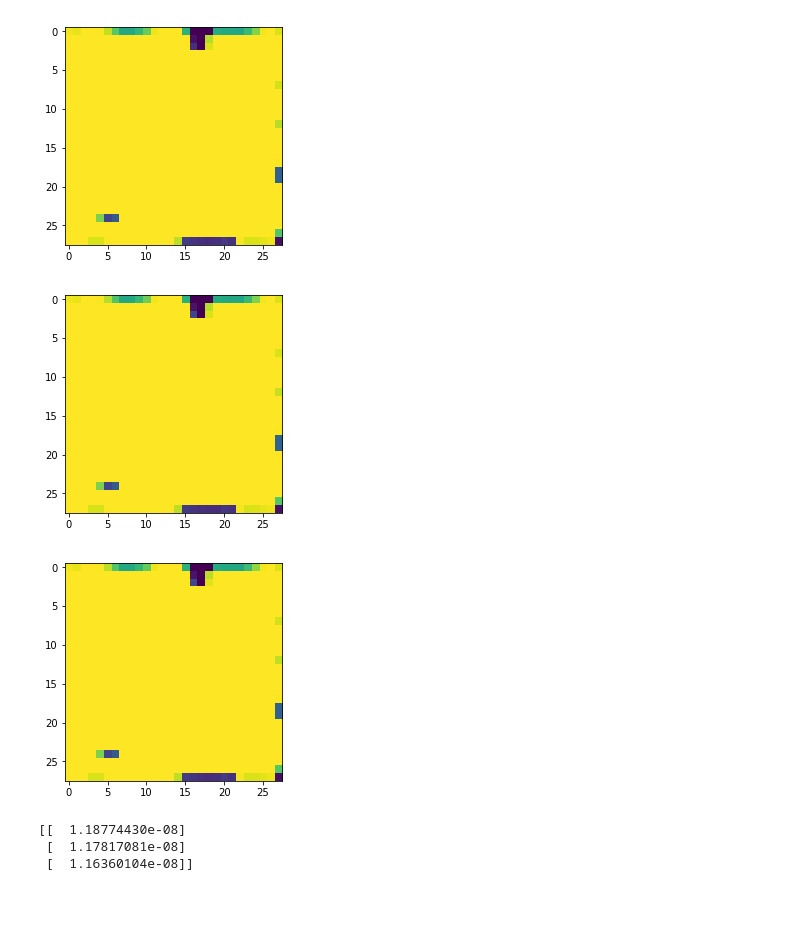
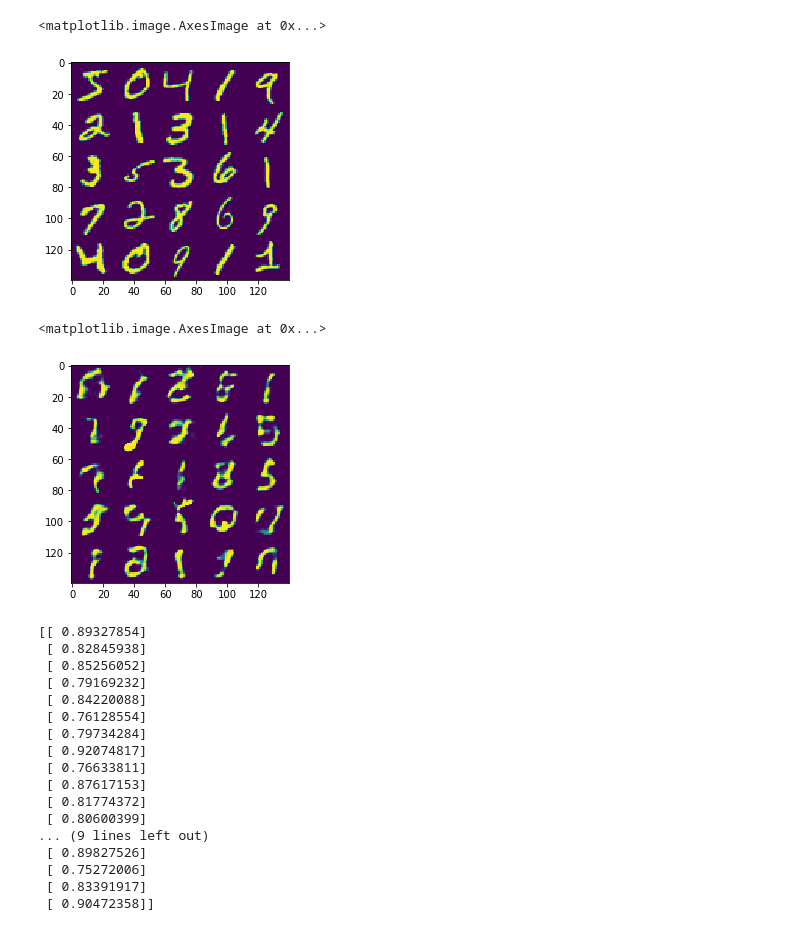
Before and after one commit to DavidMcDonald1993/theano, a Jupyter notebook: adversarial_net.ipynb, the cells around one changed output. Saved outputs shown, nothing was run; the diff lists cells and outputs as text; code cells hidden in the pictures; blank space fills up the shorter version.

```diff
--- a/adversarial_net.ipynb
+++ b/adversarial_net.ipynb
@@ -116,7 +133,3 @@ def print_progress(stdscr, epoch, epochs, minibatch, minibatches, start_time, g_
-# %%
-for i in range(100):
-    stdscr.addstr(0, 0 , "Epoch: {}/{}".format(i, 100))
-    stdscr.refresh()
 # %%
 # Model params
 g_input_size = 100    # Random noise dimension coming into generator, per output vector
@@ -142,7 +155,7 @@ x_test = (x_test - 255 / 2) / (255 / 2)
 y_train = np_utils.to_categorical(y_train, nb_classes)
 y_test = np_utils.to_categorical(y_test, nb_classes)
 
-num_epochs = 10
+num_epochs = 100
 d_steps = 1 # 'k' steps in the original GAN paper. Can put the discriminator on higher training freq than generator
 g_steps = 1
 
@@ -235,26 +272,55 @@ KeyboardInterrupt:
+# %%
+def combine_images(images):
+
+    num_images, _, img_rows, img_cols = images.shape
+
+    num_images_cols = np.ceil(np.sqrt(num_images)).astype(np.int)
+    num_images_rows = np.ceil(num_images / num_images_cols).astype(np.int)
+
+    combined_images = np.zeros((num_images_rows * img_rows, num_images_cols * img_cols))
+
+    for i in range(num_images):
+
+        c = i % num_images_cols
+        r = np.floor(i / num_images_cols).astype(np.int)
+
+        combined_images[r * img_rows : (r + 1) * img_rows, c * img_cols : (c + 1) * img_cols] = images[i, 0]
+
+    return combined_images
 # %%
-i = 5
-plt.imshow(x_train[i:i+1, 0])
+num_samples = 25
+plt.imshow(combine_images(x_train[:num_samples]))
 plt.show()
+# %% [output]
+<matplotlib.image.AxesImage at 0x...>
+[figure, added]
 # %%
-num_samples = 3
-
-gen_input = gi_sampler(num_samples, g_input_size)
+gen_input = np.random.uniform(-1, 1, size=(num_samples, g_input_size))
 forgery = G.model.predict(gen_input)
 
 # print np.mean(forgery)
 
-
-for i in range(num_samples):
-
-    plt.imshow(forgery[i ,0])
-    plt.show()
+plt.imshow(combine_images(forgery))
+plt.show()
 
 print D.model.predict(forgery)
 # %% [output]
+<matplotlib.image.AxesImage at 0x...>
-[figure, old version]
+[figure, new version]
-[figure, removed]
-[figure, removed]
-[[  1.18774430e-08]
- [  1.17817081e-08]
- [  1.16360104e-08]]
+[[ 0.89327854]
+ [ 0.82845938]
+ [ 0.85256052]
+ [ 0.79169232]
+ [ 0.84220088]
+ [ 0.76128554]
+ [ 0.79734284]
+ [ 0.92074817]
+ [ 0.76633811]
+ [ 0.87617153]
+ [ 0.81774372]
+ [ 0.80600399]
+... (9 lines left out)
+ [ 0.89827526]
+ [ 0.75272006]
+ [ 0.83391917]
+ [ 0.90472358]]
```
Also changed, not shown: parts of 9 cells of this notebook, 6 other files.
